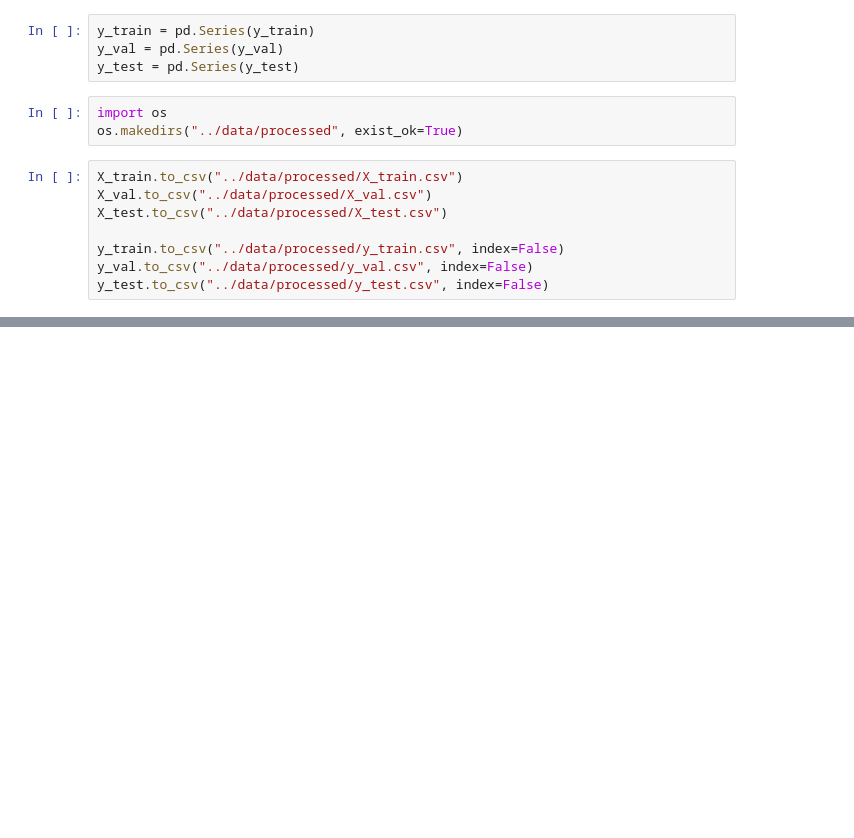
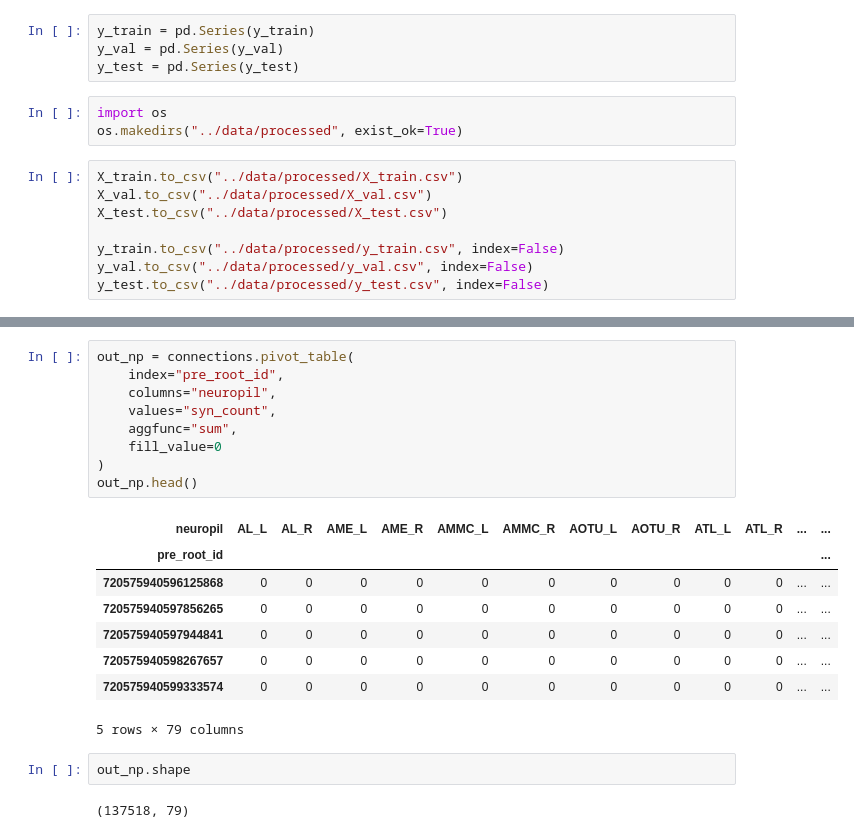
Before and after one commit to kostas52675/fly-connectome, a Jupyter notebook: notebooks/00_data.ipynb, the cells around one changed output, grey strips where cells are left out. Drawn from its saved outputs; the diff is of its cells as text; blank space fills up the shorter version.

Commit message:
Add neuropil features (in/out fractions)

```diff
--- a/notebooks/00_data.ipynb
+++ b/notebooks/00_data.ipynb
@@ -232,0 +253,22 @@ y_test.to_csv("../data/processed/y_test.csv", index=False)
+# %%
+out_np = connections.pivot_table(
+    index="pre_root_id",
+    columns="neuropil",
+    values="syn_count",
+    aggfunc="sum",
+    fill_value=0
+)
+out_np.head()
+# %% [output]
+| neuropil | AL_L | AL_R | AME_L | AME_R | AMMC_L | AMMC_R | AOTU_L | AOTU_R | ATL_L | ATL_R | ... | ... |
+| pre_root_id |  |  |  |  |  |  |  |  |  |  |  | ... |
+| 720575940596125868 | 0 | 0 | 0 | 0 | 0 | 0 | 0 | 0 | 0 | 0 | ... | ... |
+| 720575940597856265 | 0 | 0 | 0 | 0 | 0 | 0 | 0 | 0 | 0 | 0 | ... | ... |
+| 720575940597944841 | 0 | 0 | 0 | 0 | 0 | 0 | 0 | 0 | 0 | 0 | ... | ... |
+| 720575940598267657 | 0 | 0 | 0 | 0 | 0 | 0 | 0 | 0 | 0 | 0 | ... | ... |
+| 720575940599333574 | 0 | 0 | 0 | 0 | 0 | 0 | 0 | 0 | 0 | 0 | ... | ... |
+5 rows × 79 columns
+# %%
+out_np.shape
+# %% [output]
+(137518, 79)
```
Also changed, not shown: parts of 16 cells of this notebook.
